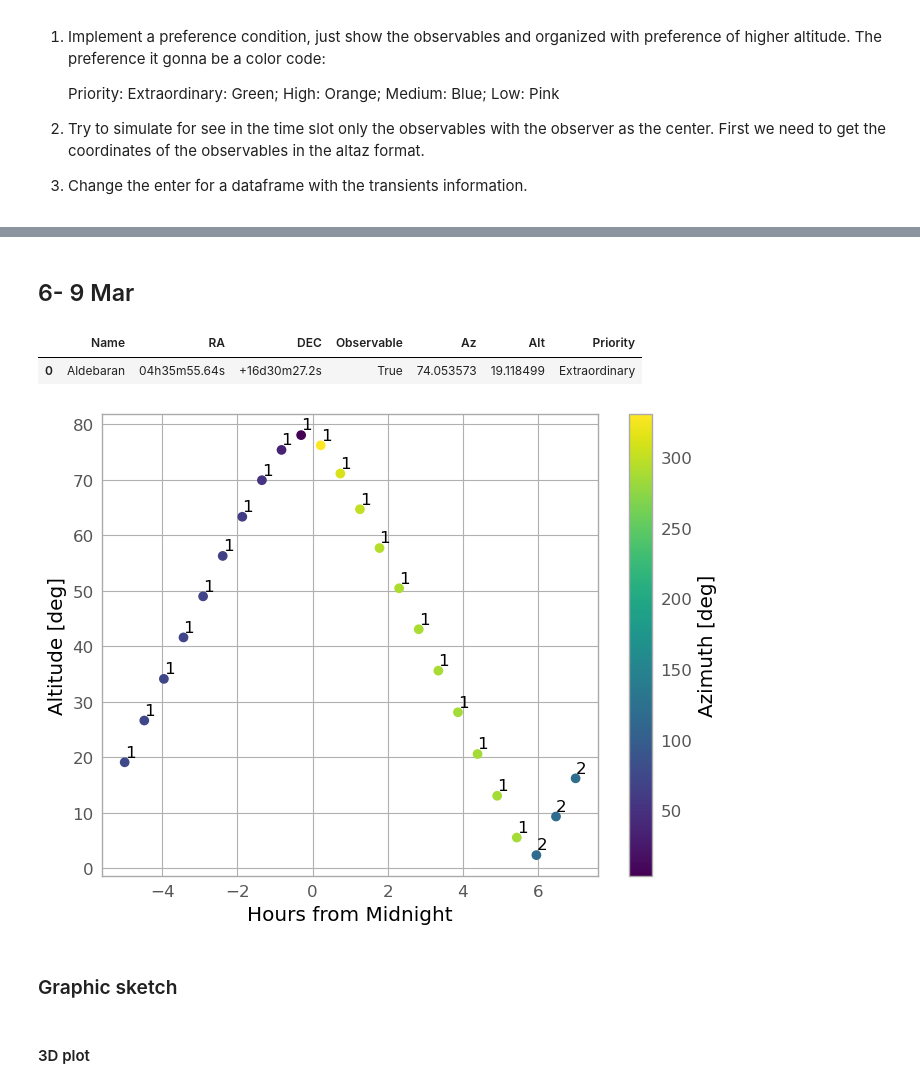
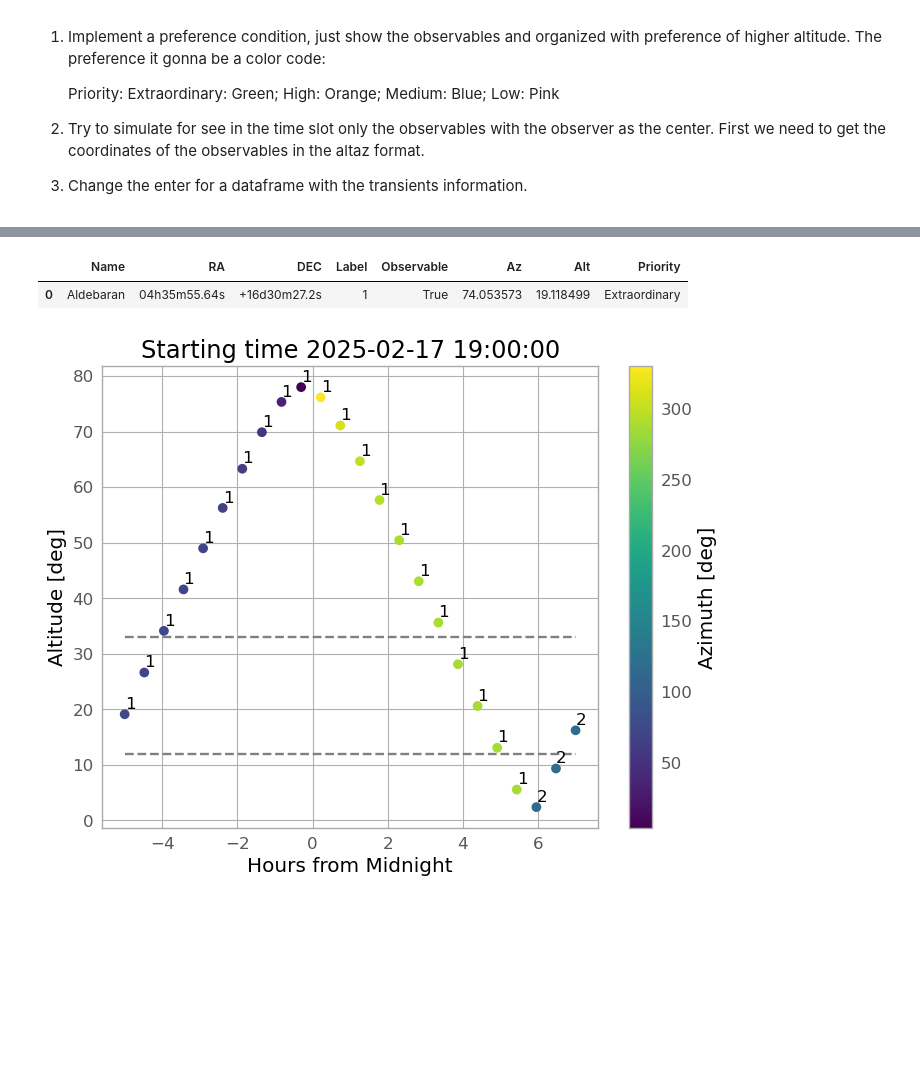
Before and after one commit to ccuellarn/Transient-Operation, a Jupyter notebook: Sketch.ipynb, the cells around one changed output, grey strips where cells are left out. Saved outputs shown, nothing was run; the diff lists cells and outputs as text; code cells hidden in the pictures; blank space fills up the shorter version.

Commit message:
Create new archive and part of graphic

```diff
--- a/Sketch.ipynb
+++ b/Sketch.ipynb
@@ -174,3 +95 @@ alert
-# %% [markdown]
-## 6- 9 Mar
 # %%
@@ -225,16 +127,17 @@ def MovTime(Date_i,Date_f,t_scale):
 # %%
-#With time slot and optimized
-
 def Observations(observer, alert, Date_i, Date_f,time_scale,limit):
 
     #Definition of different variables:
-    time = MoveTime(Date_i,Date_f,time_scale) #return a array
+    time = CreateTime(Date_i,Date_f,time_scale) #return a array
 
     lat_conv , lon_conv = ConvertLaLo(observer)
     observer = EarthLocation(lat=lat_conv*u.deg, lon=lon_conv*u.deg)
 
     #Lists of data for post-analysis
     Big_Data = []
+
+    #Give the label of identification of each object
+    alert['Label'] = range(1, len(alert) + 1)
 
     #Establish the time slot
     for each_time in time:
@@ -261,10 +164,12 @@ def Observations(observer, alert, Date_i, Date_f,time_scale,limit):
         #With the DataFrame we can organice by the higher altitude
         Data = (Data.sort_values(by='Alt', ascending=False, na_position='first'))
 
-        #Establish the priority by a percent of the list. Because the list is organized by ascending altitude
+        #Establish the priority or order of observation by a percent of the list. Because the list is organized by ascending altitude
         p = [priority[0]]*int((98/100)*len(Data['Name'])) + [priority[1]]*int((70/100)*len(Data['Name'])) + [priority[2]]*int((40/100)*len(Data['Name'])) + [priority[3]]*int((20/100)*len(Data['Name']))
 
         Data['Priority'] = p
+
+
 
         #Eliminate the observations who the state is false
         Data = Data[Data['Observable'] != False]
@@ -275,42 +180,46 @@ def Observations(observer, alert, Date_i, Date_f,time_scale,limit):
     return Big_Data
 
 Data = Observations(observer, alert, date_i, date_f,timescale,limit)
-time = MovTime(date_i,date_f,timescale)
+time = DeltaTime(date_i,date_f,timescale)
 Data[0]
 # %% [output]
-|  | Name | RA | DEC | Observable | Az | Alt | Priority |
-| 0 | Aldebaran | 04h35m55.64s | +16d30m27.2s | True | 74.053573 | 19.118499 | Extraordinary |
+|  | Name | RA | DEC | Label | Observable | Az | Alt | Priority |
+| 0 | Aldebaran | 04h35m55.64s | +16d30m27.2s | 1 | True | 74.053573 | 19.118499 | Extraordinary |
 # %%
 #Other functions
 
 #Take the data from the analysis to graphic
 def EstablishCoord(Data):
     ALT = []
     AZ = []
+    label = []
 
     for each in Data:
-        ALT.append(each['Alt'])
-        AZ.append(each['Az'])
-    return ALT,AZ
+        ALT.append(each['Alt'].iloc[0])
+        AZ.append(each['Az'].iloc[0])
+        label.append(each['Label'].iloc[0])
+    return ALT,AZ,label
 
-ALT,AZ = EstablishCoord(Data)
+ALT,AZ,label = EstablishCoord(Data)
 
 plt.style.use(astropy_mpl_style)
 quantity_support()
 
-index = [(serie.index, serie.iloc[0]) for serie in ALT]
+plt.scatter(time, ALT,c=AZ,cmap="viridis",lw=1)
 
-plt.scatter(time, ALT,c=AZ,cmap="viridis")
+#Limits of good observations
+plt.plot(time, np.linspace(33,33,len(time)),'--',color='grey')
+plt.plot(time, np.linspace(12,12,len(time)),'--',color='grey')
+
 plt.colorbar().set_label("Azimuth [deg]")
 plt.xlabel("Hours from Midnight")
 plt.ylabel("Altitude [deg]")
+plt.title('Starting time {}'.format(date_i))
 
 # Loop for annotation of all points
 for i in range(len(time)):
-    plt.annotate(index[i][0][0] + 1, (time[i], ALT[i] + 1))
+    plt.annotate(label[i], (time[i], ALT[i] + 1))
 
 plt.show()
 # %% [output]
-[figure, old version]
+[figure, new version]
-# %% [markdown]
-### Graphic sketch
@@ -354,2 +225,0 @@ plt.show()
-# %% [markdown]
-#### 3D plot
```
Also changed, not shown: parts of 9 cells of this notebook, 1 other file.
